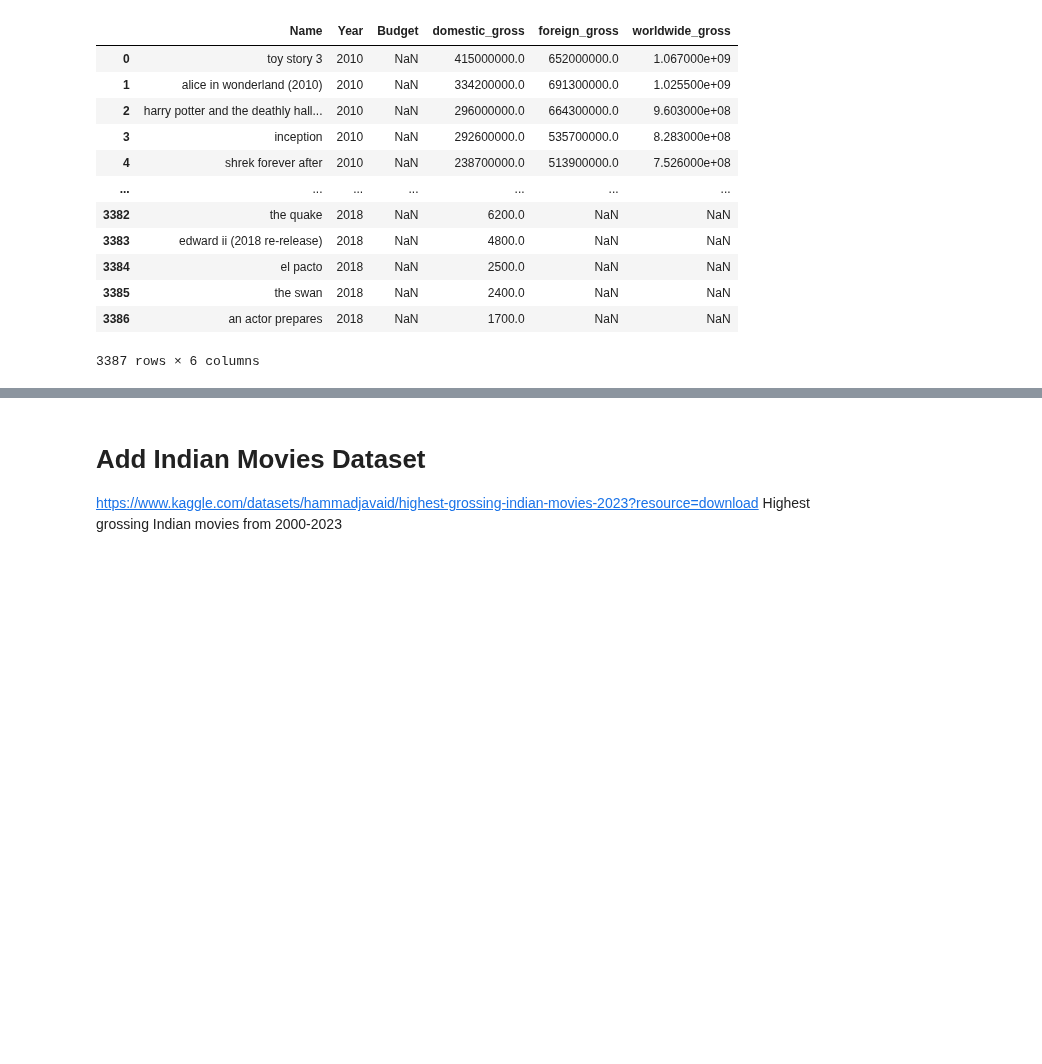
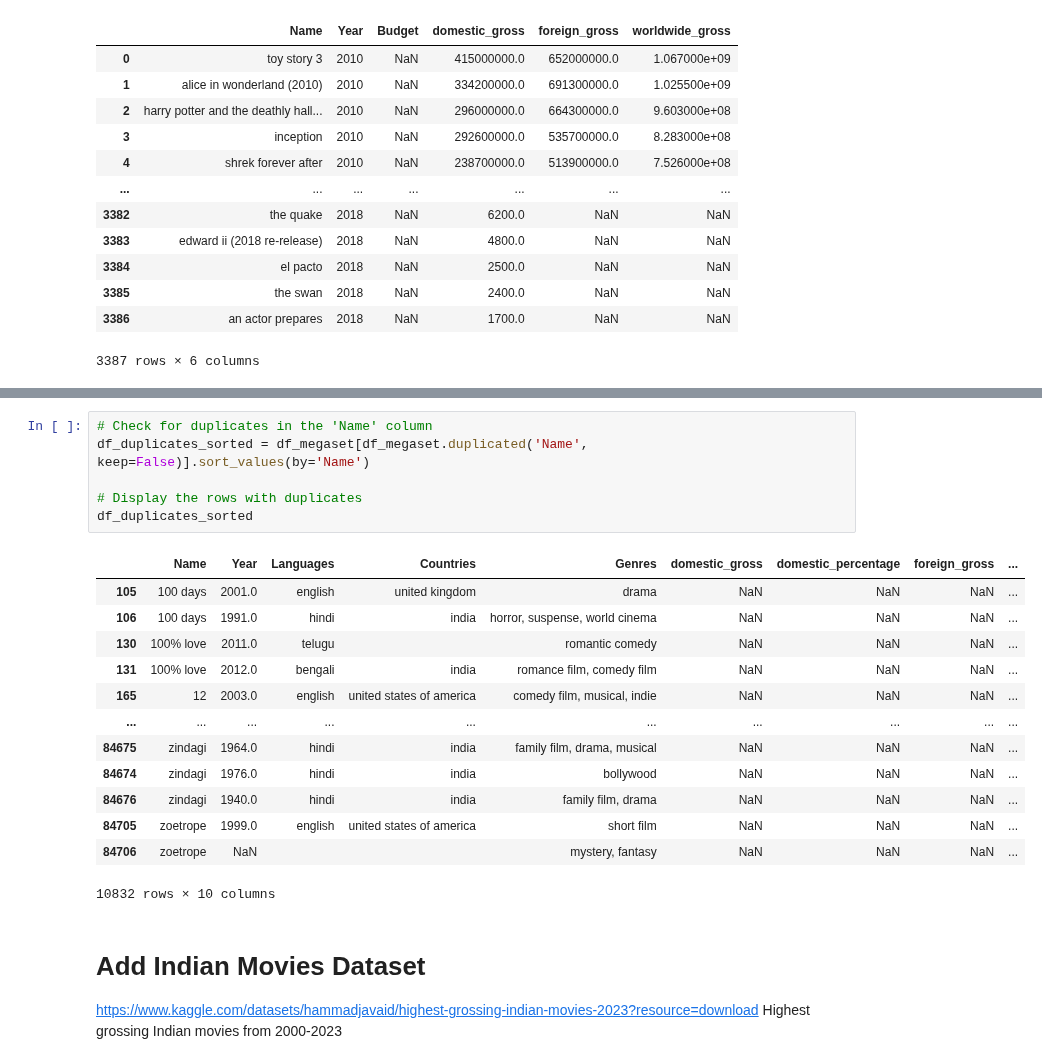
Before and after one commit to epfl-ada/ada-2024-project-thelordsofdata, a Jupyter notebook: src/data/cmu_analysis.ipynb, the cells around one changed output, grey strips where cells are left out. Saved outputs shown, nothing was run; the diff lists cells and outputs as text; blank space fills up the shorter version.

```diff
--- a/src/data/cmu_analysis.ipynb
+++ b/src/data/cmu_analysis.ipynb
@@ -463,3 +523,23 @@ df_combined
+# %%
+# Check for duplicates in the 'Name' column
+df_duplicates_sorted = df_megaset[df_megaset.duplicated('Name', keep=False)].sort_values(by='Name')
+
+# Display the rows with duplicates
+df_duplicates_sorted
+# %% [output]
+|  | Name | Year | Languages | Countries | Genres | domestic_gross | domestic_percentage | foreign_gross | ... |
+| 105 | 100 days | 2001.0 | english | united kingdom | drama | NaN | NaN | NaN | ... |
+| 106 | 100 days | 1991.0 | hindi | india | horror, suspense, world cinema | NaN | NaN | NaN | ... |
+| 130 | 100% love | 2011.0 | telugu |  | romantic comedy | NaN | NaN | NaN | ... |
+| 131 | 100% love | 2012.0 | bengali | india | romance film, comedy film | NaN | NaN | NaN | ... |
+| 165 | 12 | 2003.0 | english | united states of america | comedy film, musical, indie | NaN | NaN | NaN | ... |
+| ... | ... | ... | ... | ... | ... | ... | ... | ... | ... |
+| 84675 | zindagi | 1964.0 | hindi | india | family film, drama, musical | NaN | NaN | NaN | ... |
+| 84674 | zindagi | 1976.0 | hindi | india | bollywood | NaN | NaN | NaN | ... |
+| 84676 | zindagi | 1940.0 | hindi | india | family film, drama | NaN | NaN | NaN | ... |
+| 84705 | zoetrope | 1999.0 | english | united states of america | short film | NaN | NaN | NaN | ... |
+| 84706 | zoetrope | NaN |  |  | mystery, fantasy | NaN | NaN | NaN | ... |
+10832 rows × 10 columns
 # %% [markdown]
 # Add Indian Movies Dataset
 
```
Also changed, not shown: parts of 17 cells of this notebook, 1 other file.
